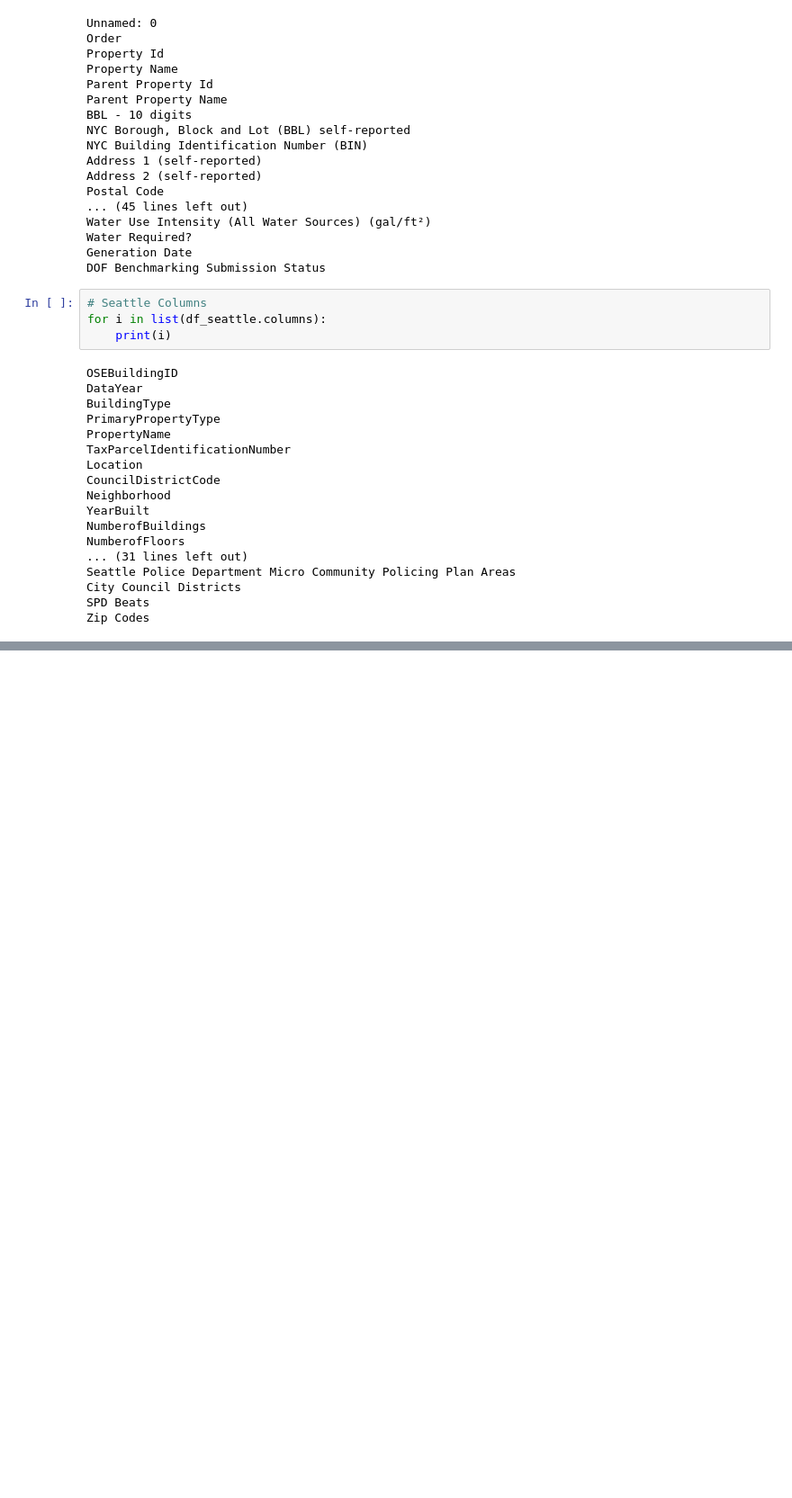
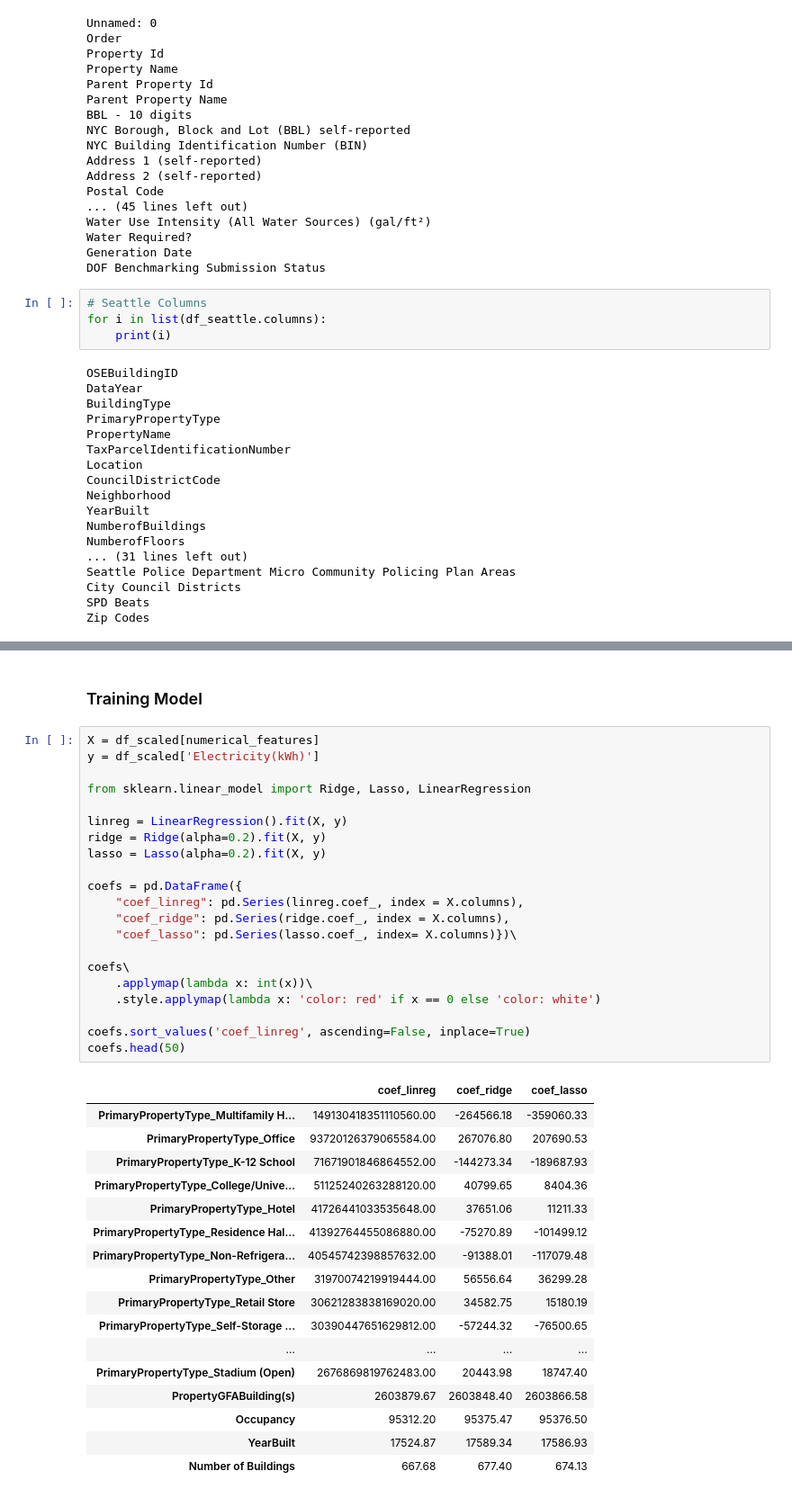
Before and after one commit to hramzan01/project_zero, a Jupyter notebook: nb_utilities_datamerge.ipynb, the cells around one changed output, grey strips where cells are left out. Shown at 90% size. Drawn from its saved outputs; the diff is of its cells as text; blank space fills up the shorter version.

```diff
--- a/nb_utilities_datamerge.ipynb
+++ b/nb_utilities_datamerge.ipynb
@@ -189,3 +282,44 @@ df_scaled.head(3)
+# %% [markdown]
+### Training Model
+# %%
+X = df_scaled[numerical_features]
+y = df_scaled['Electricity(kWh)']
+
+from sklearn.linear_model import Ridge, Lasso, LinearRegression
+
+linreg = LinearRegression().fit(X, y)
+ridge = Ridge(alpha=0.2).fit(X, y)
+lasso = Lasso(alpha=0.2).fit(X, y)
+
+coefs = pd.DataFrame({
+    "coef_linreg": pd.Series(linreg.coef_, index = X.columns),
+    "coef_ridge": pd.Series(ridge.coef_, index = X.columns),
+    "coef_lasso": pd.Series(lasso.coef_, index= X.columns)})\
+
+coefs\
+    .applymap(lambda x: int(x))\
+    .style.applymap(lambda x: 'color: red' if x == 0 else 'color: white')
+
+coefs.sort_values('coef_linreg', ascending=False, inplace=True)
+coefs.head(50)
+# %% [output]
+|  | coef_linreg | coef_ridge | coef_lasso |
+| PrimaryPropertyType_Multifamily H... | 149130418351110560.00 | -264566.18 | -359060.33 |
+| PrimaryPropertyType_Office | 93720126379065584.00 | 267076.80 | 207690.53 |
+| PrimaryPropertyType_K-12 School | 71671901846864552.00 | -144273.34 | -189687.93 |
+| PrimaryPropertyType_College/Unive... | 51125240263288120.00 | 40799.65 | 8404.36 |
+| PrimaryPropertyType_Hotel | 41726441033535648.00 | 37651.06 | 11211.33 |
+| PrimaryPropertyType_Residence Hal... | 41392764455086880.00 | -75270.89 | -101499.12 |
+| PrimaryPropertyType_Non-Refrigera... | 40545742398857632.00 | -91388.01 | -117079.48 |
+| PrimaryPropertyType_Other | 31970074219919444.00 | 56556.64 | 36299.28 |
+| PrimaryPropertyType_Retail Store | 30621283838169020.00 | 34582.75 | 15180.19 |
+| PrimaryPropertyType_Self-Storage ... | 30390447651629812.00 | -57244.32 | -76500.65 |
+| ... | ... | ... | ... |
+| PrimaryPropertyType_Stadium (Open) | 2676869819762483.00 | 20443.98 | 18747.40 |
+| PropertyGFABuilding(s) | 2603879.67 | 2603848.40 | 2603866.58 |
+| Occupancy | 95312.20 | 95375.47 | 95376.50 |
+| YearBuilt | 17524.87 | 17589.34 | 17586.93 |
+| Number of Buildings | 667.68 | 677.40 | 674.13 |
 # %%
 # import model type
 from sklearn.linear_model import SGDRegressor
```
Also changed, not shown: parts of 10 cells of this notebook.
